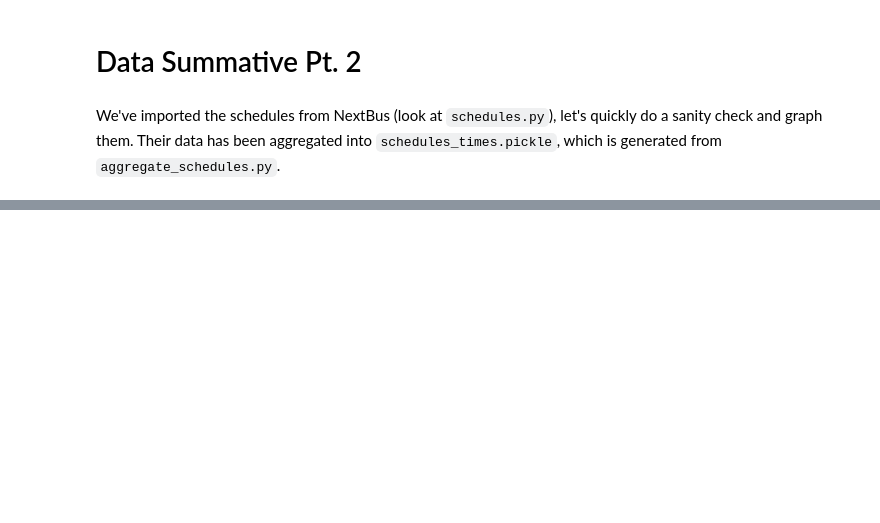
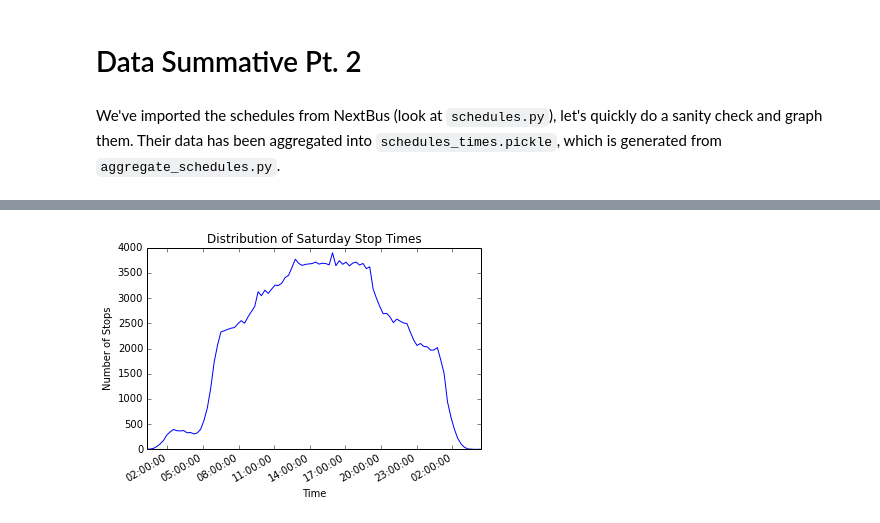
Before and after one commit to ericye16/TTC-Report, a Jupyter notebook: Lateness of Vehicles.ipynb, the cells around one changed output, grey strips where cells are left out. Saved outputs shown, nothing was run; the diff lists cells and outputs as text; code cells hidden in the pictures; blank space fills up the shorter version.

```diff
--- a/Lateness of Vehicles.ipynb
+++ b/Lateness of Vehicles.ipynb
@@ -22,0 +30,4 @@ This is interesting, but the x-axis does not make it particularly useful.
+# %%
+plot_schedule_dist(sat_stop_times, 'Saturday')
+# %% [output]
+[figure, added]
```
Also changed, not shown: parts of 8 cells of this notebook.
